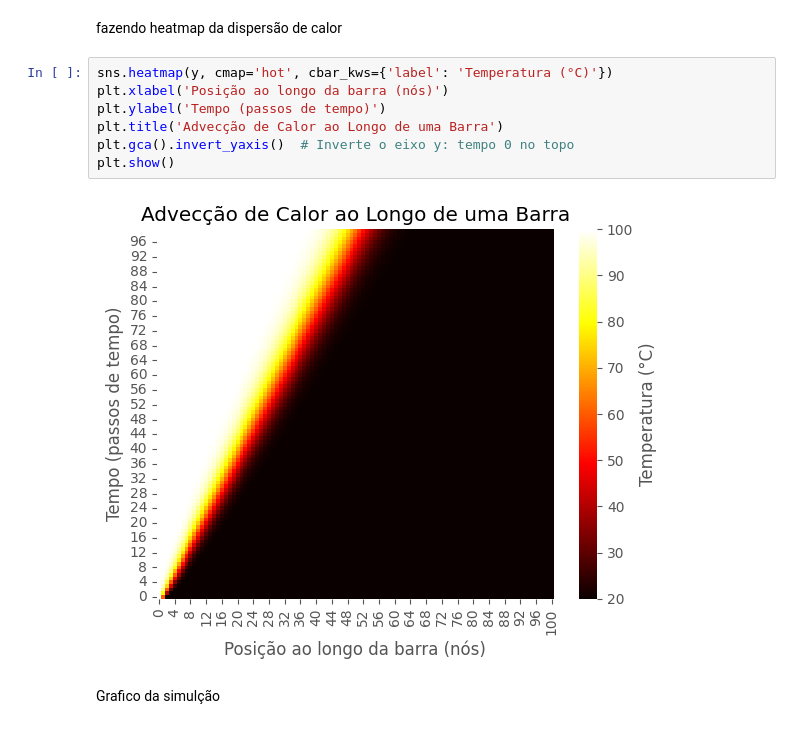
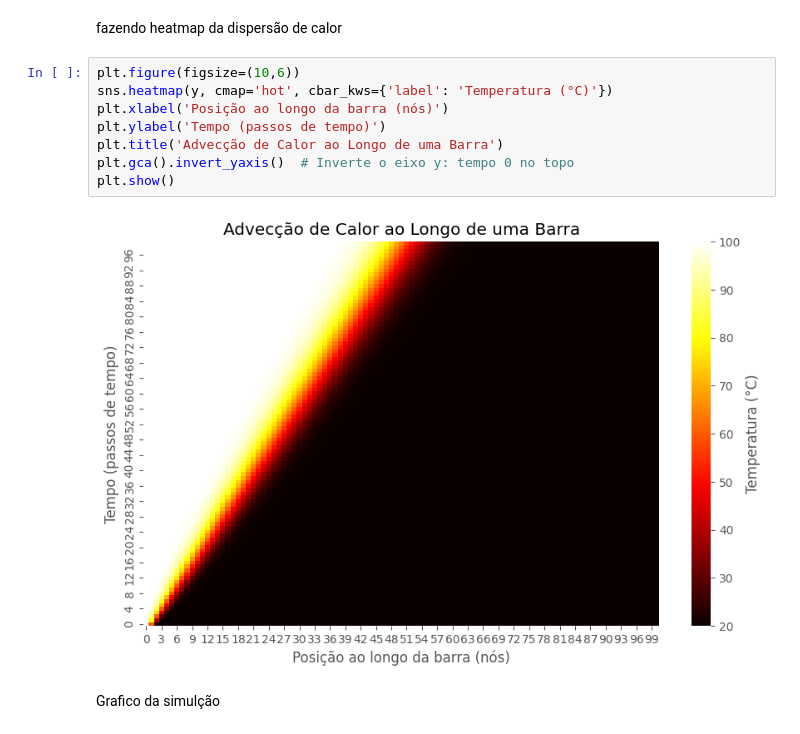
Before and after one commit to italorosq/M-todos-Num-ricos-para-EDO-S-E-EDP-S, a Jupyter notebook: trabalho3.ipynb, the cells around one changed output. Cells and saved outputs as stored; diff of their text form.

```diff
--- a/trabalho3.ipynb
+++ b/trabalho3.ipynb
@@ -65,14 +82,15 @@ resultados_ns = pd.DataFrame()
 # %% [markdown]
 fazendo heatmap da dispersão de calor
 # %%
+plt.figure(figsize=(10,6))
 sns.heatmap(y, cmap='hot', cbar_kws={'label': 'Temperatura (°C)'})
 plt.xlabel('Posição ao longo da barra (nós)')
 plt.ylabel('Tempo (passos de tempo)')
 plt.title('Advecção de Calor ao Longo de uma Barra')
 plt.gca().invert_yaxis()  # Inverte o eixo y: tempo 0 no topo
 plt.show()
 # %% [output]
-[figure, old version]
+[figure, new version]
 # %% [markdown]
 Grafico da simulção
 # %%
```
Also changed, not shown: parts of 7 cells of this notebook, 1 other file.
